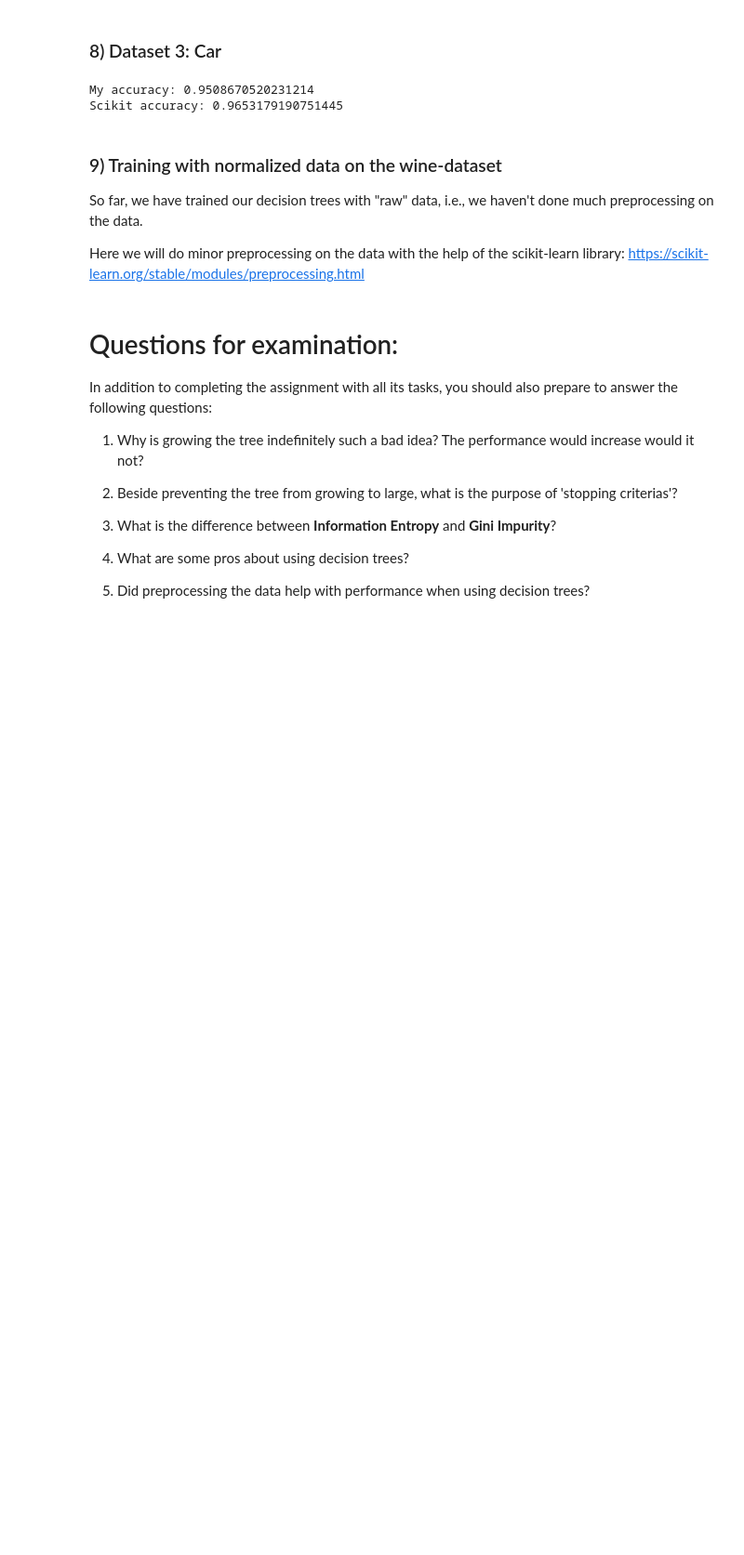
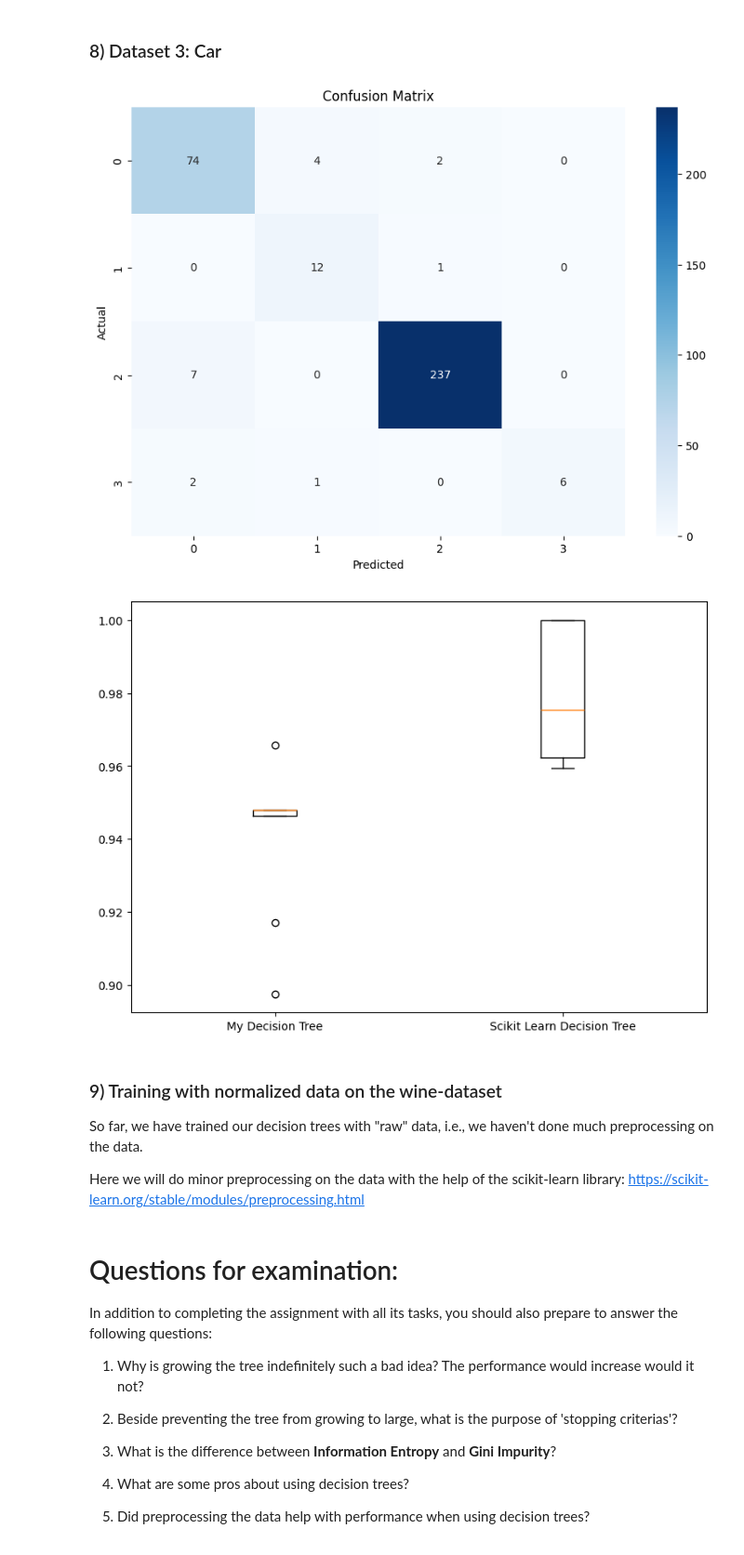
Before and after one commit to JoelScarinius/Decision_Tree_Induction, a Jupyter notebook: ML-Assignment_2_Alexander_Forsanker.ipynb, the cells around one changed output. Shown: that part at 93% size. Saved outputs shown, nothing was run; the diff lists cells and outputs as text; code cells hidden in the pictures; blank space fills up the shorter version.

```diff
--- a/ML-Assignment_2_Alexander_Forsanker.ipynb
+++ b/ML-Assignment_2_Alexander_Forsanker.ipynb
@@ -383,49 +414,75 @@ SciKit accuracy: 1.0
 ### 8) Dataset 3: Car
 # %%
 from sklearn.preprocessing import OneHotEncoder
+from sklearn.metrics import accuracy_score, confusion_matrix
+import seaborn as sns
 
 data_car = pd.read_csv("car.csv").to_numpy()
+
 
 # TODO: Set up the data and split it into train and test-sets.
 X = data_car[:, :-1]
 y = data_car[:, -1]
 X_train, X_test, y_train, y_test = train_test_split(X, y, test_size=0.2)
+
 
 # TODO: Train and test your implemented tree model.
 # NOTE: Use the same train/test split for your tree model and the scikit learn model
 number_of_features = X.shape[1]
 root = grow_tree(X_train, y_train, number_of_features, max_depth=10, min_samples_for_split=2)
 my_predictions = np.array([traverse_tree(x, root) for x in X_test])
 
+conf_matrix = confusion_matrix(y_test, my_predictions)
+plt.figure(figsize=(10, 7))
+sns.heatmap(conf_matrix, annot=True, fmt='d', cmap='Blues')
+plt.xlabel('Predicted')
+plt.ylabel('Actual')
+plt.title('Confusion Matrix')
+plt.show()
 
 # TODO: Train and test scikit learns tree model.
 # NOTE: Use the same train/test split for your tree model and the scikit learn model
+encoder = OneHotEncoder(handle_unknown='ignore', sparse_output=False)
+X_train_ohe = encoder.fit_transform(X_train)
+X_test_ohe = encoder.transform(X_test)
+scikit_clf = DecisionTreeClassifier(criterion='entropy')
+scikit_clf.fit(X_train_ohe, y_train)
+scikit_predictions = scikit_clf.predict(X_test_ohe)
 
-encoder = OneHotEncoder(handle_unknown='ignore', sparse_output=False)
-X_encoded = encoder.fit_transform(X)
-
-X_train_ohe, X_test__ohe, y_train__ohe, y_test_ohe = train_test_split(X_encoded, y, test_size=0.2, random_state=42)
-
-scikit_clf = DecisionTreeClassifier(criterion='entropy')
-scikit_clf.fit(X_train_ohe, y_train__ohe)
-scikit_predictions = scikit_clf.predict(X_test__ohe)
 
 # TODO: Do the above at least 5 times
 # NOTE: Use loops here!
+for _ in range(5):
+    X_train, X_test, y_train, y_test = train_test_split(X, y, test_size=0.2, random_state=42)
 
-accMyCode = accuracy_score(y_test, my_predictions)
-#print(f"My predictions: {my_predictions}")
-print(f"My accuracy: {accMyCode}")
+    number_of_features = X.shape[1]
+    root = grow_tree(X_train, y_train, number_of_features, max_depth=10, min_samples_for_split=4)
+    my_predictions = np.array([traverse_tree(x, root) for x in X_test])
+    my_accuracy = accuracy_score(y_test, my_predictions)
+    my_accuracies.append(my_accuracy)
 
-scikit_acc = accuracy_score(y_test_ohe, scikit_predictions)
-#print(f"My predictions: {scikit_predictions}")
-print(f"Scikit accuracy: {scikit_acc}")
+    encoder = OneHotEncoder(handle_unknown='ignore', sparse_output=False)
+    X_train_ohe = encoder.fit_transform(X_train)
+    X_test_ohe = encoder.transform(X_test)
+
+    scikit_clf = DecisionTreeClassifier(criterion='entropy')
+    scikit_clf.fit(X_train_ohe, y_train)
+    scikit_predictions = scikit_clf.predict(X_test_ohe)
+    sciKit_accuracy = accuracy_score(y_test, scikit_predictions)
+    sciKit_accuracies.append(sciKit_accuracy)
+
 
 # TODO: Plot the results with matplotlib (plt)
 # NOTE: One plot with all results is enough
+boxplotData = [my_accuracies, sciKit_accuracies]
+fig = plt.figure(figsize =(7, 5))
+ax = fig.add_axes([0, 0, 1, 1])
+labels = ['My Decision Tree', 'Scikit Learn Decision Tree']
+bp = ax.boxplot(boxplotData, labels=labels)
+plt.show()
 # %% [output]
-My accuracy: 0.9508670520231214
-Scikit accuracy: 0.9653179190751445
+[figure, added]
+[figure, added]
 # %% [markdown]
 ### 9) Training with normalized data on the wine-dataset
 
```
Also changed, not shown: parts of 5 cells of this notebook.
